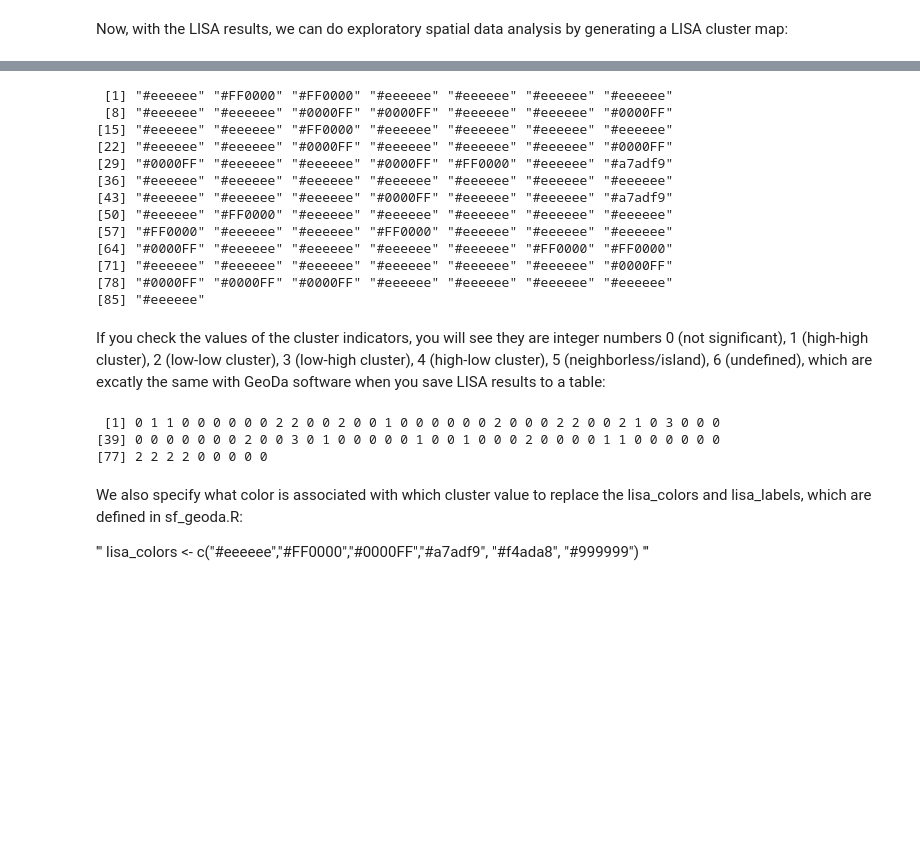
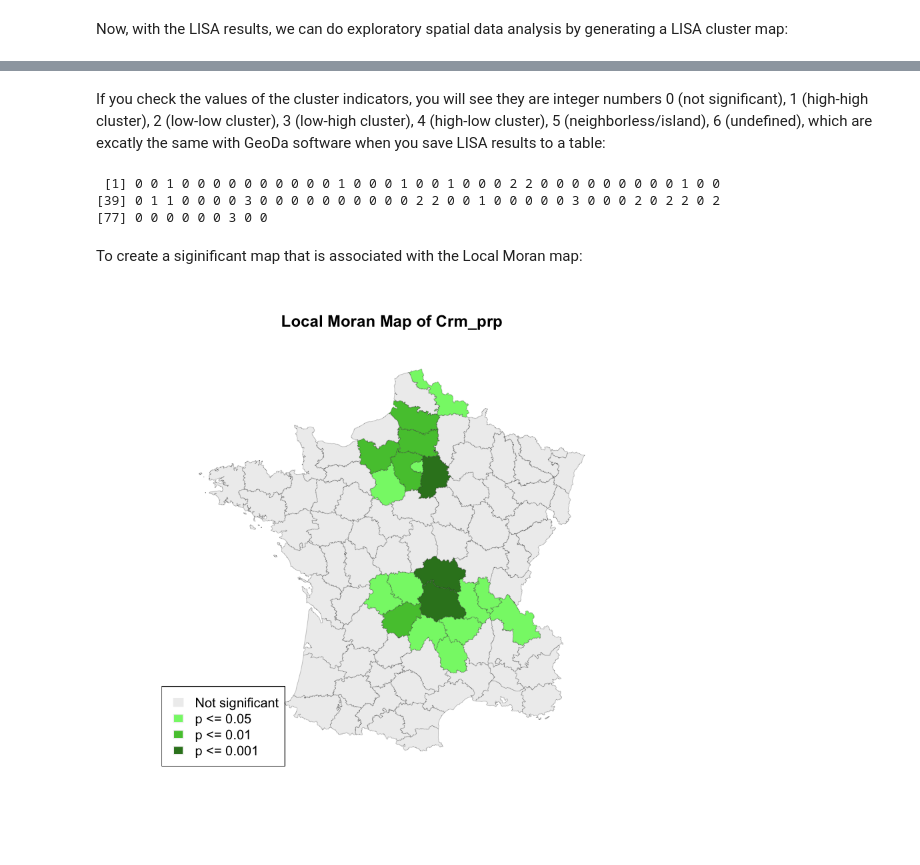
Before and after one commit to lixun910/rgeoda_tutorial, a Jupyter notebook: 3. ESDA with rgeoda and sf.ipynb, the cells around one changed output, grey strips where cells are left out. Drawn from its saved outputs; the diff is of its cells as text; code cells hidden in the pictures; blank space fills up the shorter version.

```diff
--- a/3. ESDA with rgeoda and sf.ipynb
+++ b/3. ESDA with rgeoda and sf.ipynb
@@ -84,30 +98,28 @@ We then create an array of hex color, each observation is set to a hex color acc
-# %%
-sapply(crm_lisa_clusters, function(x){return(lisa_colors[[x+1]])})
-# %% [output]
- [1] "#eeeeee" "#FF0000" "#FF0000" "#eeeeee" "#eeeeee" "#eeeeee" "#eeeeee"
- [8] "#eeeeee" "#eeeeee" "#0000FF" "#0000FF" "#eeeeee" "#eeeeee" "#0000FF"
-[15] "#eeeeee" "#eeeeee" "#FF0000" "#eeeeee" "#eeeeee" "#eeeeee" "#eeeeee"
-[22] "#eeeeee" "#eeeeee" "#0000FF" "#eeeeee" "#eeeeee" "#eeeeee" "#0000FF"
-[29] "#0000FF" "#eeeeee" "#eeeeee" "#0000FF" "#FF0000" "#eeeeee" "#a7adf9"
-[36] "#eeeeee" "#eeeeee" "#eeeeee" "#eeeeee" "#eeeeee" "#eeeeee" "#eeeeee"
-[43] "#eeeeee" "#eeeeee" "#eeeeee" "#0000FF" "#eeeeee" "#eeeeee" "#a7adf9"
-[50] "#eeeeee" "#FF0000" "#eeeeee" "#eeeeee" "#eeeeee" "#eeeeee" "#eeeeee"
-[57] "#FF0000" "#eeeeee" "#eeeeee" "#FF0000" "#eeeeee" "#eeeeee" "#eeeeee"
-[64] "#0000FF" "#eeeeee" "#eeeeee" "#eeeeee" "#eeeeee" "#FF0000" "#FF0000"
-[71] "#eeeeee" "#eeeeee" "#eeeeee" "#eeeeee" "#eeeeee" "#eeeeee" "#0000FF"
-[78] "#0000FF" "#0000FF" "#0000FF" "#eeeeee" "#eeeeee" "#eeeeee" "#eeeeee"
-[85] "#eeeeee"
+# %%
+guerry_sf$moran_cluster <- lisa_clusters
 # %% [markdown]
 If you check the values of the cluster indicators, you will see they are integer numbers 0 (not significant), 1 (high-high cluster), 2 (low-low cluster), 3 (low-high cluster), 4 (high-low cluster), 5 (neighborless/island), 6 (undefined), which are excatly the same with GeoDa software when you save LISA results to a table:
-# %%
-crm_lisa_clusters
-# %% [output]
- [1] 0 1 1 0 0 0 0 0 0 2 2 0 0 2 0 0 1 0 0 0 0 0 0 2 0 0 0 2 2 0 0 2 1 0 3 0 0 0
-[39] 0 0 0 0 0 0 0 2 0 0 3 0 1 0 0 0 0 0 1 0 0 1 0 0 0 2 0 0 0 0 1 1 0 0 0 0 0 0
-[77] 2 2 2 2 0 0 0 0 0
-# %% [markdown]
-We also specify what color is associated with which cluster value to replace the lisa_colors and lisa_labels, which are defined in sf_geoda.R:
-
-'''
-lisa_colors <- c("#eeeeee","#FF0000","#0000FF","#a7adf9", "#f4ada8", "#999999")
-'''
+# %%
+lisa_clusters
+# %% [output]
+ [1] 0 0 1 0 0 0 0 0 0 0 0 0 0 1 0 0 0 1 0 0 1 0 0 0 2 2 0 0 0 0 0 0 0 0 0 1 0 0
+[39] 0 1 1 0 0 0 0 3 0 0 0 0 0 0 0 0 0 0 2 2 0 0 1 0 0 0 0 0 3 0 0 0 2 0 2 2 0 2
+[77] 0 0 0 0 0 0 3 0 0
+# %% [markdown]
+To create a siginificant map that is associated with the Local Moran map:
+# %%
+lisa_p <- lisa$GetPValues()
+p_labels <- c("Not significant", "p <= 0.05", "p <= 0.01", "p <= 0.001")
+p_colors <- c("#eeeeee", "#84f576", "#53c53c", "#348124")
+plot(st_geometry(guerry_sf),
+     col=sapply(lisa_p, function(x){
+       if (x <= 0.001) return(p_colors[4])
+       else if (x <= 0.01) return(p_colors[3])
+       else if (x <= 0.05) return (p_colors[2])
+       else return(p_colors[1])
+       }),
+     border = "#333333", lwd=0.2)
+title(main = "Local Moran Map of Crm_prp")
+legend('bottomleft', legend = p_labels, fill = p_colors, border = "#eeeeee")
+# %% [output]
+[figure, added]
```
Also changed, not shown: parts of 25 cells of this notebook, 5 other files.
